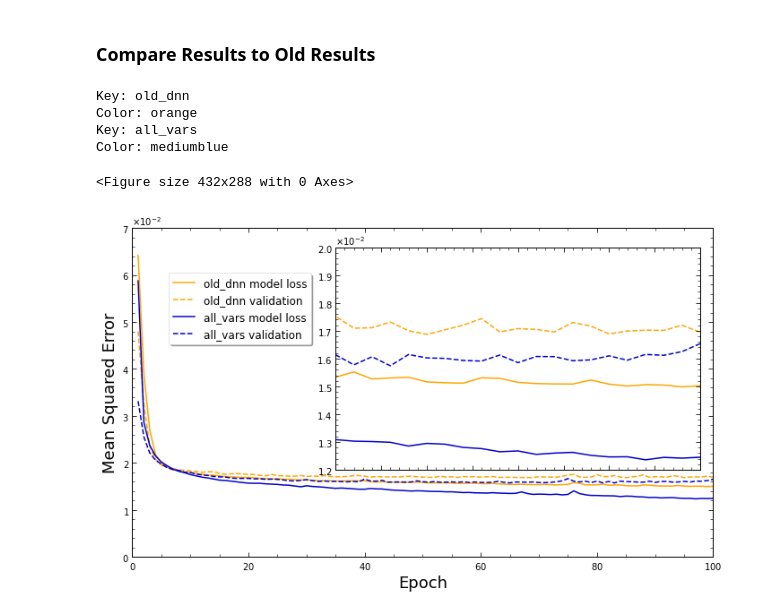
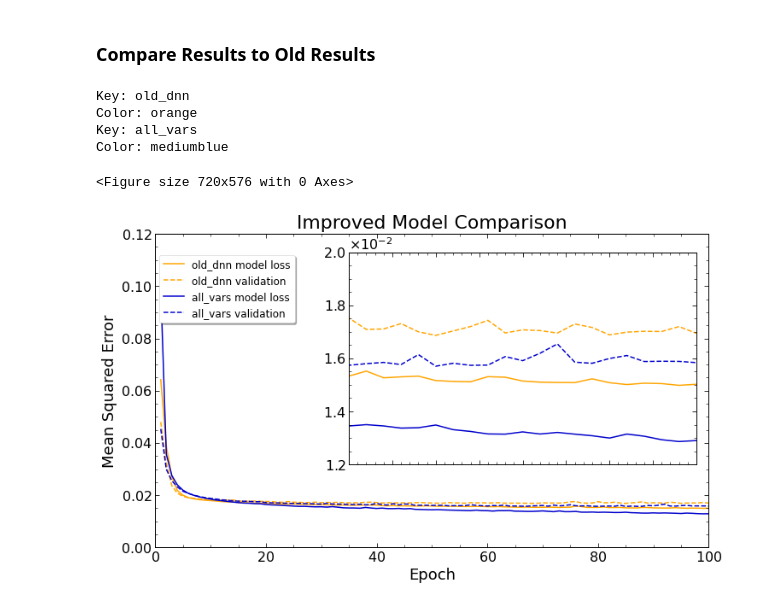
Before and after one commit to russbate42/HH4B_Mass_Regression, a Jupyter notebook: mass_regression/Mass_Regression_New.ipynb, the cells around one changed output. Drawn from its saved outputs; the diff is of its cells as text; code cells hidden in the pictures.

```diff
--- a/mass_regression/Mass_Regression_New.ipynb
+++ b/mass_regression/Mass_Regression_New.ipynb
@@ -36,3 +45,10 @@ Awkward version: 1.8.0
+# %%
+ampl.use_atlas_style()
+import matplotlib
+matplotlib.rcParams['figure.figsize'] = (10, 8)
+matplotlib.rcParams['xtick.labelsize'] = 16
+matplotlib.rcParams['ytick.labelsize'] = 16
+matplotlib.rcParams['legend.fontsize'] = 16
 # %%
 rootfile_prefix = '/fast_scratch_1/atlas_images/XhhNTuple/'
 rfile = 'user.zhenw.29137978._000001.MiniNTuple.root'
@@ -1007,7 +1040,7 @@ dnn_loss = np.array(allvars_history.history['loss'])
 epoch = np.arange(1,len(dnn_loss)+1,1)
 
 ax1 = fig.add_axes([.075,.1,.9,.85])
-ax2 = fig.add_axes([.39,.325,.565,.575])
+ax2 = fig.add_axes([.465,.325,.5,.575])
 
 for (color, (key, hist)) in zip(loss_curve_colors, results_dict.items()):
     print('Key: {}'.format(key))
@@ -1024,6 +1057,7 @@ for (color, (key, hist)) in zip(loss_curve_colors, results_dict.items()):
              ls='dashed', color=color)
 
 # Axis 1
+ax1.set_title('Variable Sub-Set Comparison', fontsize=22)
 ax1.set_xlim(0,len(dnn_loss))
 ax1.set_xlabel('Epoch', fontsize=18)
 ax1.set_ylabel('Mean Squared Error', fontsize=18)
@@ -1034,8 +1068,9 @@ ax2.set_ylim(.012,.020)
 ax2.set_xticklabels([])
 
 # Figure
-fig.legend(fontsize=12, loc=[.115,.65], frameon=True, shadow=True, fancybox=True)
-# fig.savefig('Plots/Nov22/AllVariables_nomassComparison_lossCurves.png',
-#             format='png')
+fig.legend(fontsize=16, loc=[.115,.58], frameon=True, shadow=True, fancybox=True)
+plt.tight_layout()
+fig.savefig('Plots/Presentation_Feb23/AllVariables_nomassComparison_lossCurves.png',
+            format='png')
 fig.show()
 # %% [output]
@@ -1077,34 +1116,36 @@ for (color, (key, hist)) in zip(loss_curve_colors, compare_dict.items()):
     print('Key: {}'.format(key))
     print('Color: {}'.format(color))
     loss = hist['loss']
     val_loss = hist['val_loss']
     ax1.plot(epoch, loss, label='{} model loss'.format(key), ls='solid',
              color=color)
     ax1.plot(epoch, val_loss, label='{} validation'.format(key),
              ls='dashed', color=color)
     ax2.plot(epoch, loss, ls='solid',
              color=color)
     ax2.plot(epoch, val_loss,
              ls='dashed', color=color)
 
 # Axis 1
+ax1.set_title('Improved Model Comparison', fontsize=22)
 ax1.set_xlim(0,len(dnn_loss))
 ax1.set_xlabel('Epoch', fontsize=18)
 ax1.set_ylabel('Mean Squared Error', fontsize=18)
 
 # Axis 2
 ax2.set_xlim(80,100)
 ax2.set_ylim(.012,.020)
 ax2.set_xticklabels([])
 
 # Figure
-fig.legend(fontsize=12, loc=[.115,.65], frameon=True, shadow=True, fancybox=True)
-# fig.savefig('Plots/Nov22/NewOldComparison_lossCurves.png', format='png')
+fig.legend(fontsize=12, loc=[.1,.7], frameon=True, shadow=True, fancybox=True)
+plt.tight_layout()
+fig.savefig('Plots/Presentation_Feb23/NewOldComparison_lossCurves.png', format='png')
 fig.show()
 # %% [output]
 Key: old_dnn
 Color: orange
 Key: all_vars
 Color: mediumblue
-<Figure size 432x288 with 0 Axes>
+<Figure size 720x576 with 0 Axes>
-[figure, old version]
+[figure, new version]
```
Also changed, not shown: parts of 17 cells of this notebook, 6 other files.
